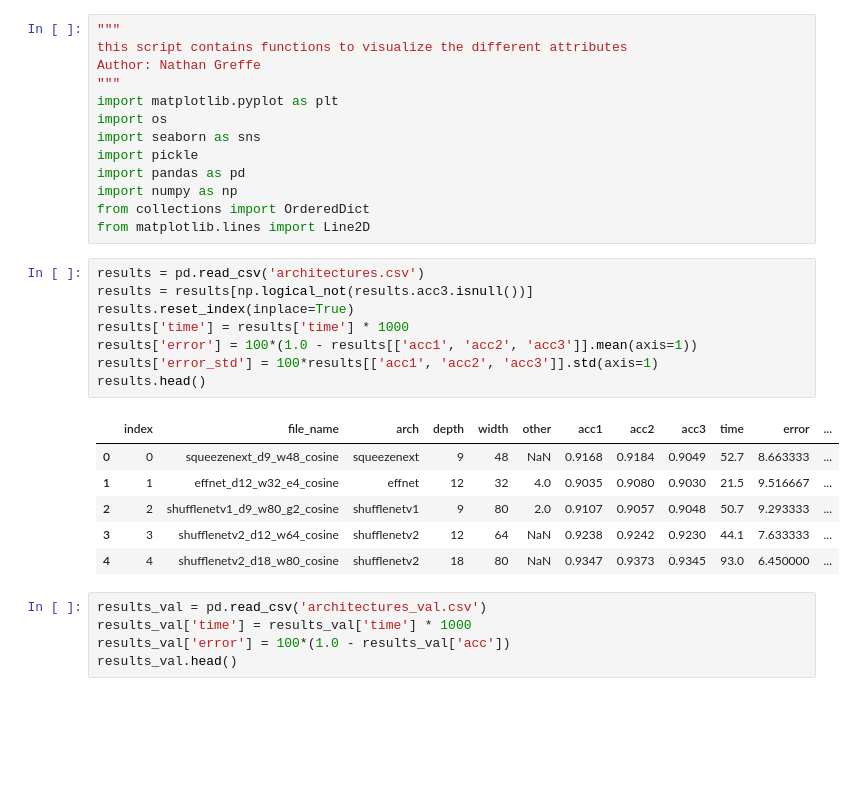
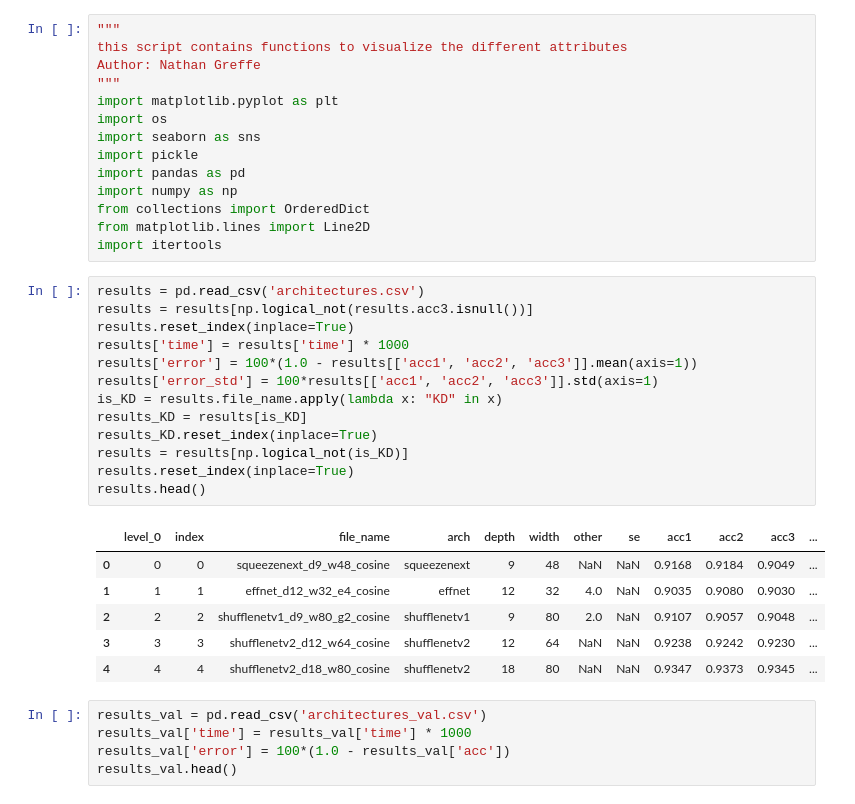
Before and after one commit to NatGr/Master_Thesis, a Jupyter notebook: training_from_scratch/visualize.ipynb, the cells around one changed output. Drawn from its saved outputs; the diff is of its cells as text; blank space fills up the shorter version.

```diff
--- a/training_from_scratch/visualize.ipynb
+++ b/training_from_scratch/visualize.ipynb
@@ -11,21 +11,27 @@ import pandas as pd
 import numpy as np
 from collections import OrderedDict
 from matplotlib.lines import Line2D
+import itertools
 # %%
 results = pd.read_csv('architectures.csv')
 results = results[np.logical_not(results.acc3.isnull())]
 results.reset_index(inplace=True)
 results['time'] = results['time'] * 1000
 results['error'] = 100*(1.0 - results[['acc1', 'acc2', 'acc3']].mean(axis=1))
 results['error_std'] = 100*results[['acc1', 'acc2', 'acc3']].std(axis=1)
+is_KD = results.file_name.apply(lambda x: "KD" in x)
+results_KD = results[is_KD]
+results_KD.reset_index(inplace=True)
+results = results[np.logical_not(is_KD)]
+results.reset_index(inplace=True)
 results.head()
 # %% [output]
-|  | index | file_name | arch | depth | width | other | acc1 | acc2 | acc3 | time | error | ... |
-| 0 | 0 | squeezenext_d9_w48_cosine | squeezenext | 9 | 48 | NaN | 0.9168 | 0.9184 | 0.9049 | 52.7 | 8.663333 | ... |
-| 1 | 1 | effnet_d12_w32_e4_cosine | effnet | 12 | 32 | 4.0 | 0.9035 | 0.9080 | 0.9030 | 21.5 | 9.516667 | ... |
-| 2 | 2 | shufflenetv1_d9_w80_g2_cosine | shufflenetv1 | 9 | 80 | 2.0 | 0.9107 | 0.9057 | 0.9048 | 50.7 | 9.293333 | ... |
-| 3 | 3 | shufflenetv2_d12_w64_cosine | shufflenetv2 | 12 | 64 | NaN | 0.9238 | 0.9242 | 0.9230 | 44.1 | 7.633333 | ... |
-| 4 | 4 | shufflenetv2_d18_w80_cosine | shufflenetv2 | 18 | 80 | NaN | 0.9347 | 0.9373 | 0.9345 | 93.0 | 6.450000 | ... |
+|  | level_0 | index | file_name | arch | depth | width | other | se | acc1 | acc2 | acc3 | ... |
+| 0 | 0 | 0 | squeezenext_d9_w48_cosine | squeezenext | 9 | 48 | NaN | NaN | 0.9168 | 0.9184 | 0.9049 | ... |
+| 1 | 1 | 1 | effnet_d12_w32_e4_cosine | effnet | 12 | 32 | 4.0 | NaN | 0.9035 | 0.9080 | 0.9030 | ... |
+| 2 | 2 | 2 | shufflenetv1_d9_w80_g2_cosine | shufflenetv1 | 9 | 80 | 2.0 | NaN | 0.9107 | 0.9057 | 0.9048 | ... |
+| 3 | 3 | 3 | shufflenetv2_d12_w64_cosine | shufflenetv2 | 12 | 64 | NaN | NaN | 0.9238 | 0.9242 | 0.9230 | ... |
+| 4 | 4 | 4 | shufflenetv2_d18_w80_cosine | shufflenetv2 | 18 | 80 | NaN | NaN | 0.9347 | 0.9373 | 0.9345 | ... |
 # %%
 results_val = pd.read_csv('architectures_val.csv')
 results_val['time'] = results_val['time'] * 1000
```
Also changed, not shown: parts of 8 cells of this notebook, 2 other files.
